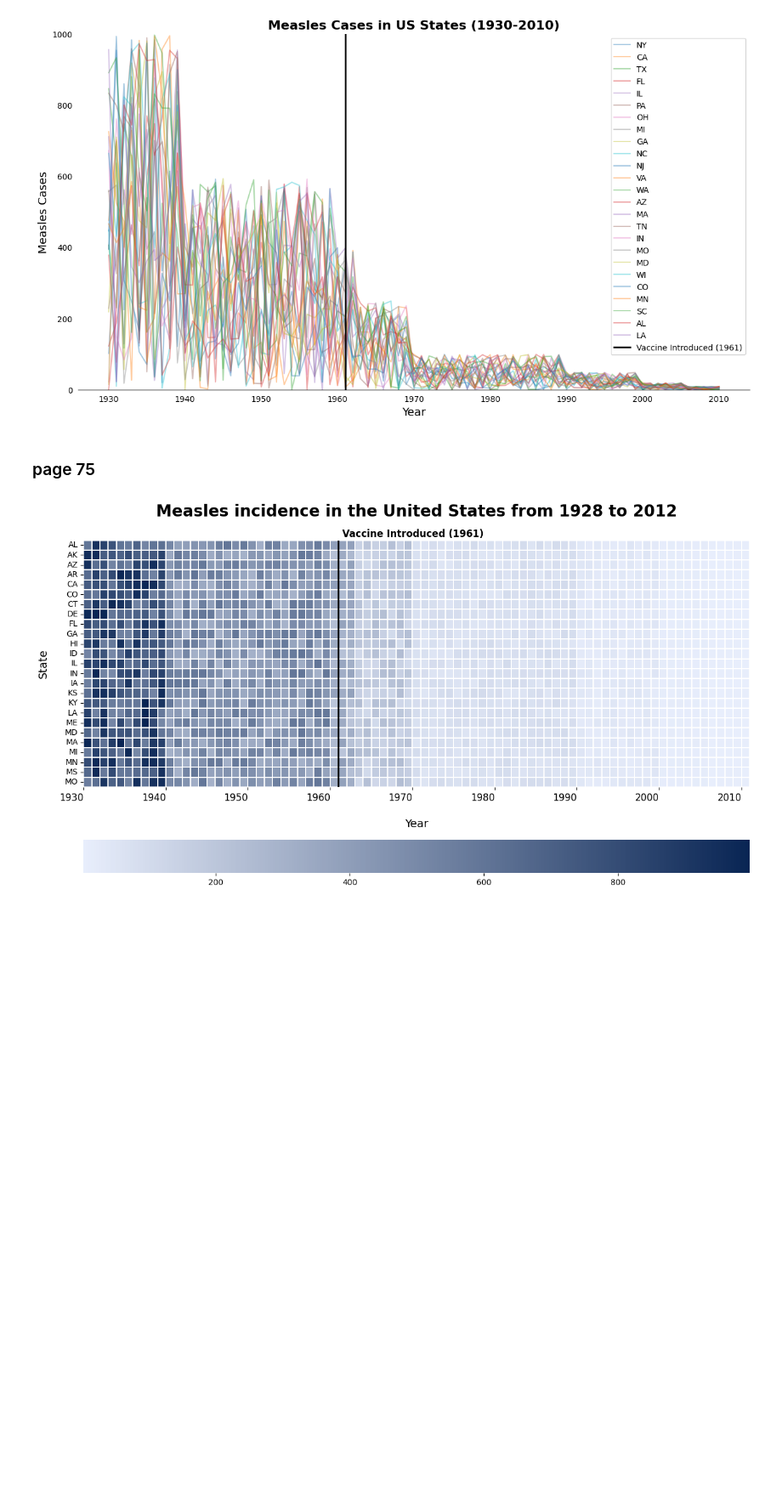
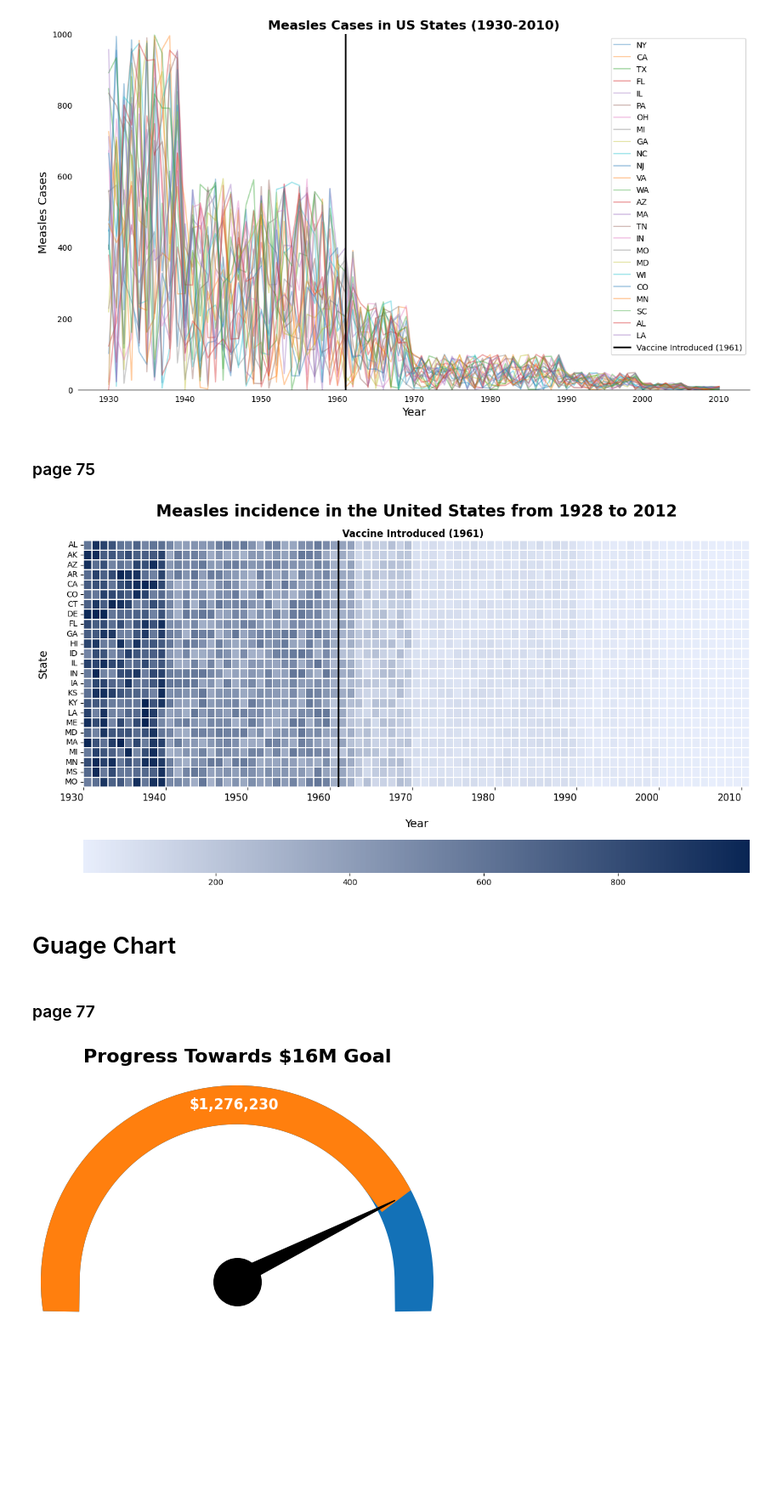
Before and after one commit to Aashish-Raghav/Data-Visualization---Multiple-Plots, a Jupyter notebook: IIT2022010.ipynb, the cells around one changed output. Shown at 85% size. Saved outputs shown, nothing was run; the diff lists cells and outputs as text; code cells hidden in the pictures; blank space fills up the shorter version.

Commit message:
Add Gauge Chart

```diff
--- a/IIT2022010.ipynb
+++ b/IIT2022010.ipynb
@@ -2256,3 +2256,71 @@ plt.grid(False)
 plt.show()
 # %% [output]
 [figure]
+# %% [markdown]
+# Guage Chart
+# %% [markdown]
+### page 77
+# %%
+import matplotlib.pyplot as plt
+import numpy as np
+
+# Data
+current_value = 1276230
+goal_value = 1600000
+percentage = current_value / goal_value * 100
+
+# Settings
+start_angle = -np.pi / 2  # Start at 90 degrees
+end_angle = np.pi / 2    # End at 270 degrees
+
+fig, ax = plt.subplots(figsize=(8, 6), subplot_kw={'projection': 'polar'})
+ax.set_theta_offset(np.pi / 2)
+ax.set_theta_direction(-1)
+
+# Background Half Ring (Full Meter)
+angles = np.linspace(start_angle, end_angle, 500)
+ax.plot(angles, np.ones_like(angles), color='#1371b7', linewidth=50)
+
+# Progress Arc
+progress_angle = start_angle + (percentage / 100) * (end_angle - start_angle)
+progress_angles = np.linspace(start_angle, progress_angle, 300)
+ax.plot(progress_angles, np.ones_like(progress_angles), color='#ff7f0e', linewidth=50)
+
+# Needle - Tapered Design
+needle_length = 0.95
+base_radius = 0.1  # Thickness of the needle base
+
+# Needle Coordinates for Tapered Shape
+needle_coords = [
+    (0, 0),  # Base Center
+    (progress_angle - 0.4, base_radius),  # Left bottom of needle (thicker near base)
+    (progress_angle + 0.16, needle_length),  # Tip of needle (pinpoint)
+    (progress_angle + 0.4, base_radius)   # Right bottom of needle
+]
+
+ax.fill([coord[0] for coord in needle_coords], [coord[1] for coord in needle_coords],
+        color='black',zorder=3)
+
+# Needle Base (Circular)
+ax.plot(0, 0, marker='o', markersize=40, color='black')
+
+# Curved Text for Current Value
+mid_angle = start_angle + (percentage / 100) * (end_angle - start_angle) / 2
+ax.text(mid_angle+0.3, 0.95, f"${current_value:,.0f}",
+        rotation=np.degrees(mid_angle) + 18,
+        rotation_mode='anchor',
+        horizontalalignment='center',
+        verticalalignment='center',
+        fontsize=12, fontweight='bold', color='white')
+
+# Title
+plt.title('Progress Towards $16M Goal', fontsize=16, fontweight='bold', pad=20)
+
+# Aesthetics
+ax.set_yticks([])
+ax.set_xticks([])
+ax.spines['polar'].set_visible(False)
+
+plt.show()
+# %% [output]
+[figure, added]
```
Also changed, not shown: parts of 1 cell of this notebook, 1 other file.
